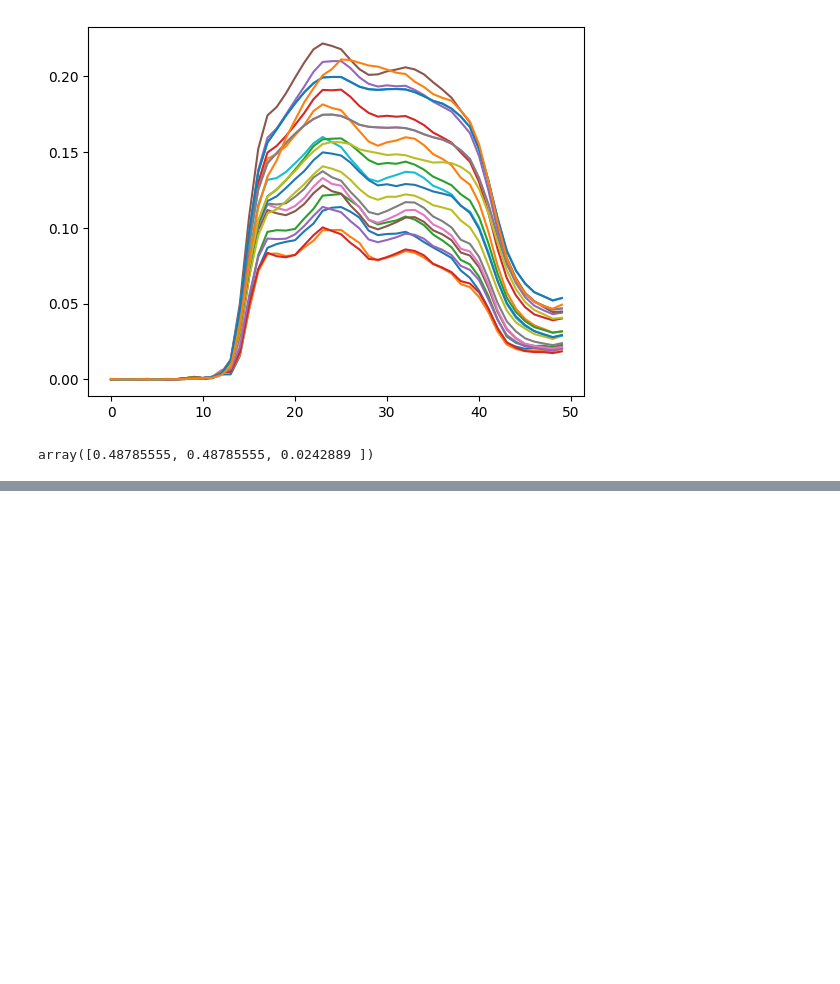
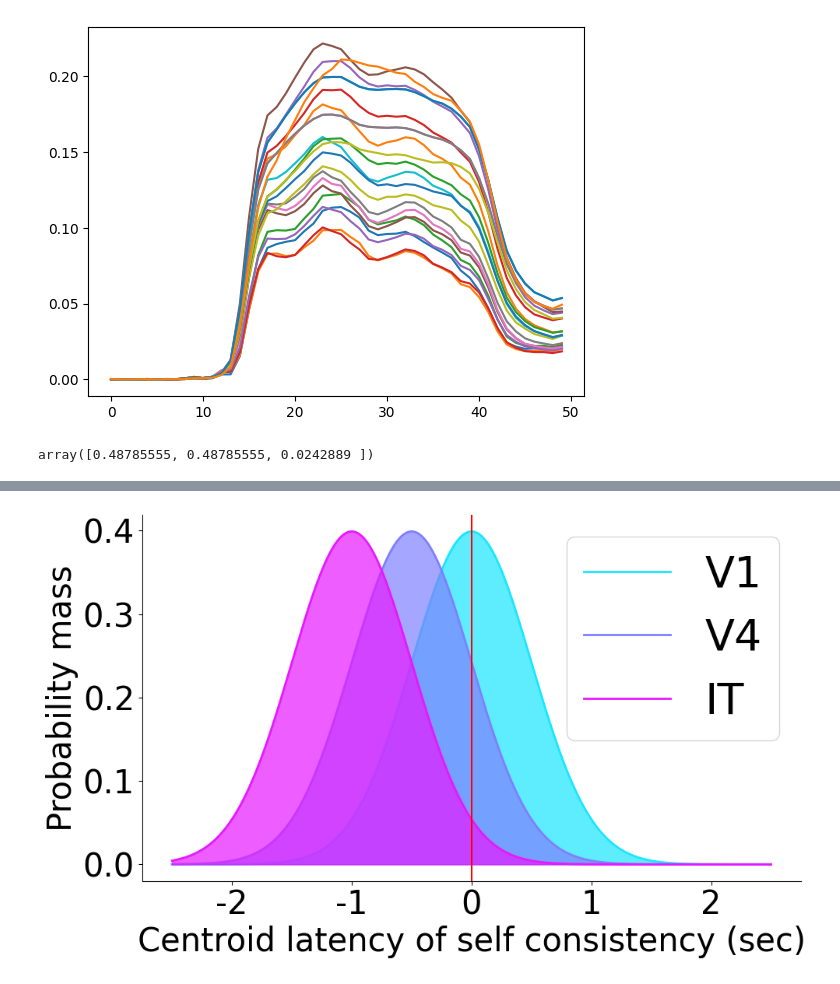
Before and after one commit to TizianoCausin01/temporal_context, a Jupyter notebook: python_scripts/scripts/figures_DS_day_poster.ipynb, the cells around one changed output, grey strips where cells are left out. Cells and saved outputs as stored; diff of their text form; code cells hidden in the pictures; blank space fills up the shorter version.

```diff
--- a/python_scripts/scripts/figures_DS_day_poster.ipynb
+++ b/python_scripts/scripts/figures_DS_day_poster.ipynb
@@ -101,0 +102,30 @@ plt.savefig(f"{cfg.fig_dir}/feedback_centroid_lat_B1.svg")
+# %%
+x = np.linspace(-5, 5, 1000)
+means = [0, -1, -2]
+std = 1
+cmap=plt.cm.cool_r
+colors = cmap(np.linspace(0.1, 0.9, len(means)))[::-1]  # pick evenly spaced colors
+plt.figure(figsize=(10, 6))
+for mean, color, a in zip(means, colors, cfg.dummy_areas):
+    y = (1 / (std * np.sqrt(2*np.pi))) * np.exp(-0.5 * ((x-mean)/std)**2)
+    # ax.spines['top'].set_visible(False)
+    # ax.spines['right'].set_visible(False)
+    plt.style.use('default')  # prevent style interference
+    plt.plot(x, y, linewidth=2, color=color, zorder=1, label=a)
+    ax = plt.gca()
+    ax.tick_params(labelsize=cfg.labels_fontsize)
+    ax.set_xticks([-4, -2, 0, 2, 4])
+    ax.set_xticklabels([-2, -1, 0, 1, 2])
+    plt.fill_between(x, y, 0, color=color, alpha=.7, zorder=1)
+    plt.box('off')
+plt.xlabel("Centroid latency of self consistency (sec)", fontsize=cfg.labels_fontsize)
+plt.ylabel("Probability mass", fontsize=cfg.labels_fontsize)
+plt.legend(fontsize=cfg.legend_fontsize)
+ax.spines['top'].set_visible(False)
+ax.spines['right'].set_visible(False)
+plt.axvline(0, color='r')
+plt.tight_layout()
+plt.savefig(f"{cfg.fig_dir}/prob_distributions.pdf")
+plt.show()
+# %% [output]
+[figure, added]
```
Also changed, not shown: parts of 4 cells of this notebook.
